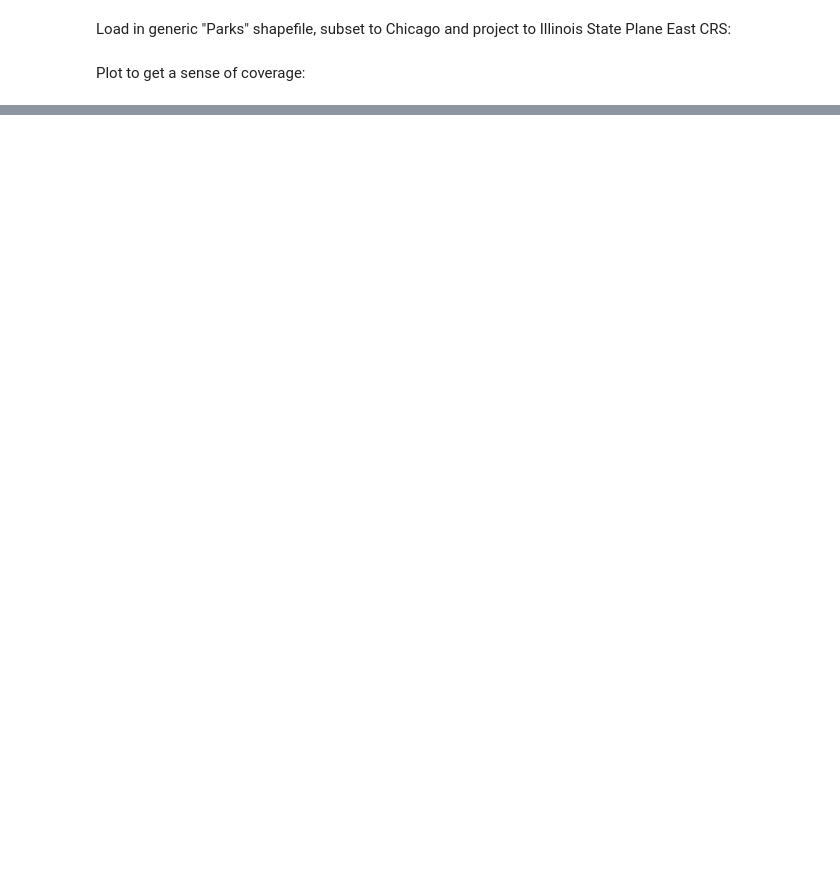
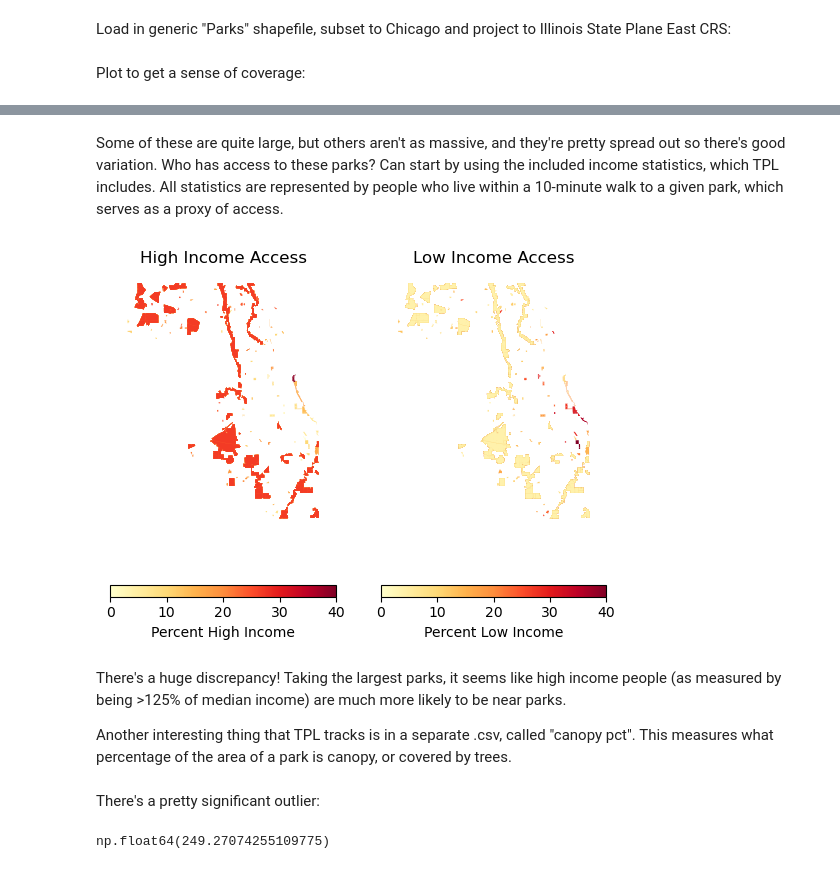
Before and after one commit to adohertymunro/DS-31095-Final-Project, a Jupyter notebook: Final Project.ipynb, the cells around one changed output, grey strips where cells are left out. Saved outputs shown, nothing was run; the diff lists cells and outputs as text; code cells hidden in the pictures; blank space fills up the shorter version.

```diff
--- a/Final Project.ipynb
+++ b/Final Project.ipynb
@@ -98,0 +128,45 @@ plt.show()
+# %% [markdown]
+Some of these are quite large, but others aren't as massive, and they're pretty spread out so there's good variation. Who has access to these parks? Can start by using the included income statistics, which TPL includes. All statistics are represented by people who live within a 10-minute walk to a given park, which serves as a proxy of access.
+# %%
+chicago_parks_full['pct_high_inc'] = 100* chicago_parks_full['SUM_HHIHIG'] / chicago_parks_full['SUM_TOTPOP']
+chicago_parks_full['pct_low_inc'] = 100 * chicago_parks_full['SUM_HHILOW'] / chicago_parks_full['SUM_TOTPOP']
+
+#refilter to biggest parks so that it includes new columns
+biggest_parks = chicago_parks_full[chicago_parks_full['Park_Size_'] >= top_5p]
+
+fig, (ax1, ax2) = plt.subplots(1, 2)
+
+biggest_parks.plot(
+    column='pct_high_inc',
+    ax=ax1,
+    legend=True,
+    cmap='YlOrRd',
+    legend_kwds={'label': 'Percent High Income',
+                 'orientation': 'horizontal'},
+    vmin=0,
+    vmax=40
+)
+
+biggest_parks.plot(
+    column='pct_low_inc',
+    ax=ax2,
+    legend=True,
+    cmap='YlOrRd',
+    legend_kwds={'label': 'Percent Low Income',
+                 'orientation': 'horizontal'},
+    vmin=0,
+    vmax=40
+)
+
+ax1.set_title('High Income Access')
+ax2.set_title('Low Income Access')
+ax1.set_axis_off()
+ax2.set_axis_off()
+
+plt.show()
+# %% [output]
+[figure, added]
+# %% [markdown]
+There's a huge discrepancy! Taking the largest parks, it seems like high income people (as measured by being >125% of median income) are much more likely to be near parks.
+
+Another interesting thing that TPL tracks is in a separate .csv, called "canopy pct". This measures what percentage of the area of a park is canopy, or covered by trees.
@@ -98,0 +177,6 @@ plt.show()
+# %% [markdown]
+There's a pretty significant outlier:
+# %%
+chicago_parks_full['canopy_pct'].max()
+# %% [output]
+np.float64(249.27074255109775)
```
Also changed, not shown: parts of 18 cells of this notebook, 4 other files.
